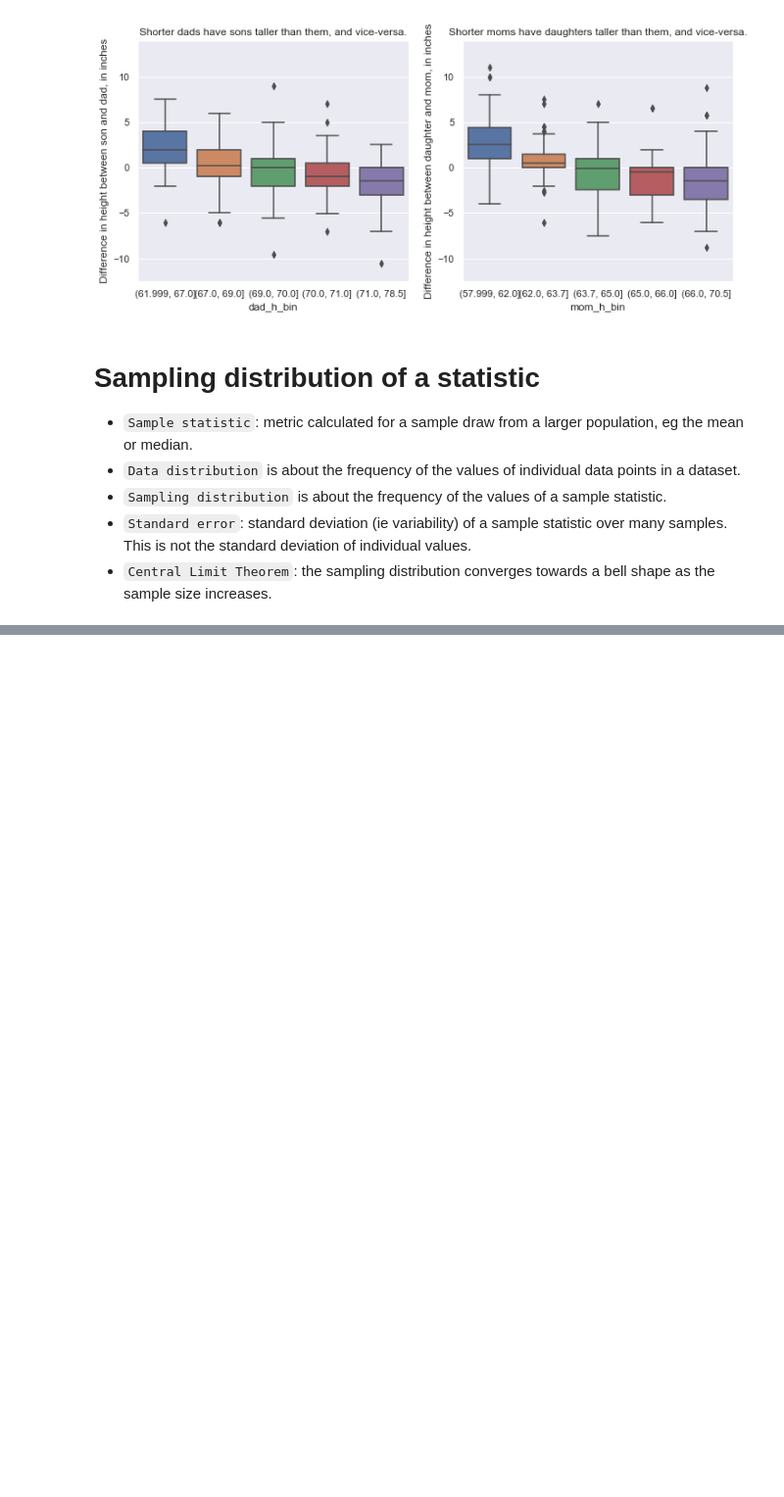
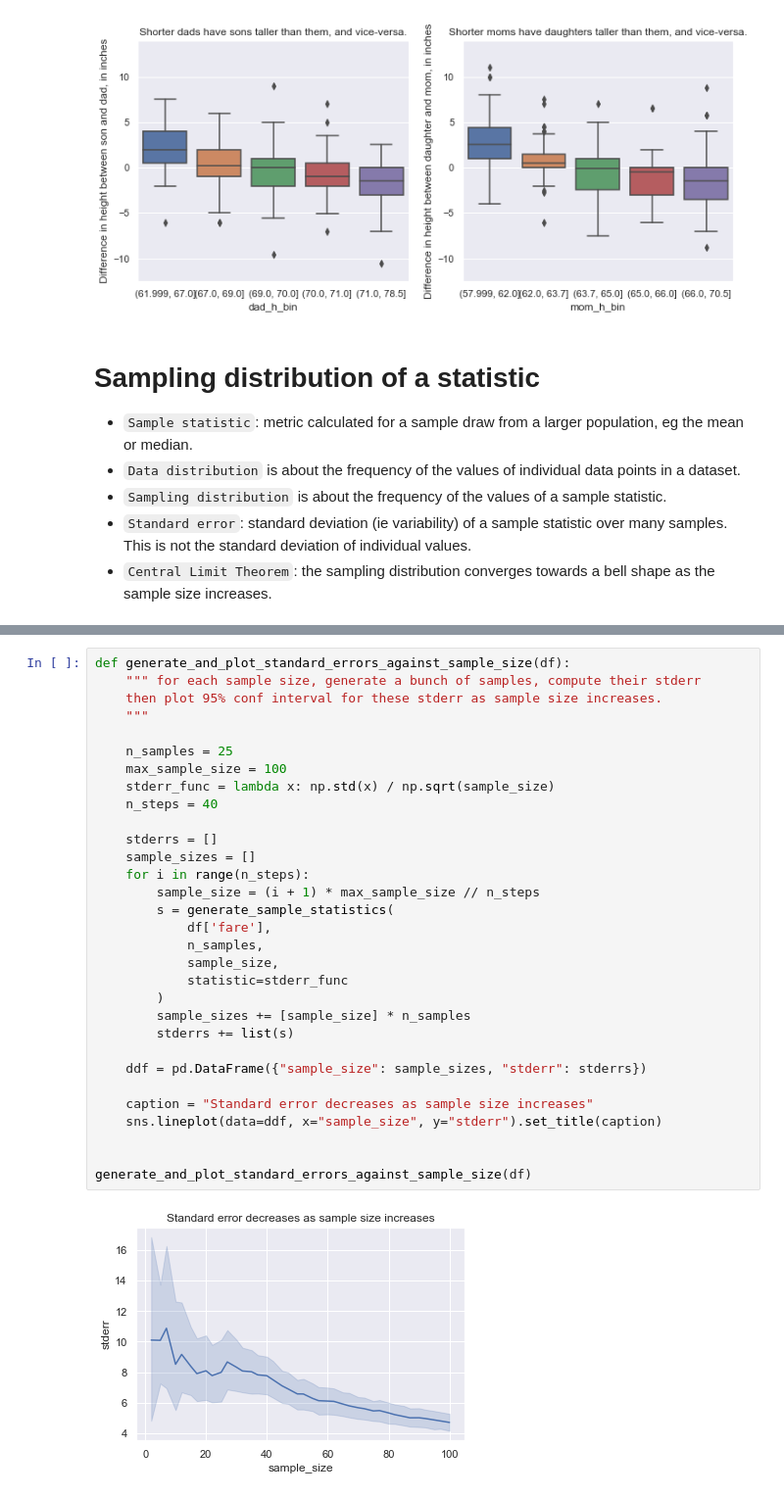
Before and after one commit to gentimouton/dives, a Jupyter notebook: practical_ds/practical_stats_ch2_sampling.ipynb, the cells around one changed output, grey strips where cells are left out. Shown at 98% size. Drawn from its saved outputs; the diff is of its cells as text; blank space fills up the shorter version.

Commit message:
standard error

```diff
--- a/practical_ds/practical_stats_ch2_sampling.ipynb
+++ b/practical_ds/practical_stats_ch2_sampling.ipynb
@@ -529,3 +532,36 @@ def plot_sampled_fare_means(df):
 plot_sampled_fare_means(df)
 # %% [output]
 [figure]
+# %%
+def generate_and_plot_standard_errors_against_sample_size(df):
+    """ for each sample size, generate a bunch of samples, compute their stderr
+    then plot 95% conf interval for these stderr as sample size increases.
+    """
+
+    n_samples = 25
+    max_sample_size = 100
+    stderr_func = lambda x: np.std(x) / np.sqrt(sample_size)
+    n_steps = 40
+
+    stderrs = []
+    sample_sizes = []
+    for i in range(n_steps):
+        sample_size = (i + 1) * max_sample_size // n_steps
+        s = generate_sample_statistics(
+            df['fare'],
+            n_samples,
+            sample_size,
+            statistic=stderr_func
+        )
+        sample_sizes += [sample_size] * n_samples
+        stderrs += list(s)
+
+    ddf = pd.DataFrame({"sample_size": sample_sizes, "stderr": stderrs})
+
+    caption = "Standard error decreases as sample size increases"
+    sns.lineplot(data=ddf, x="sample_size", y="stderr").set_title(caption)
+
+
+generate_and_plot_standard_errors_against_sample_size(df)
+# %% [output]
+[figure, added]
```
Also changed, not shown: parts of 3 cells of this notebook.
